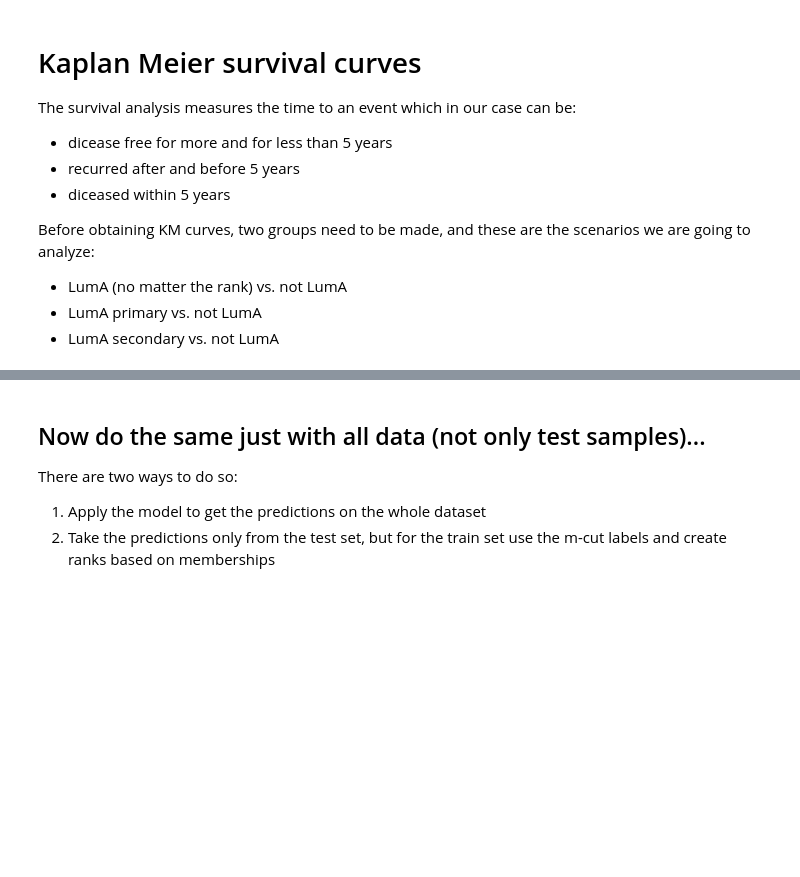
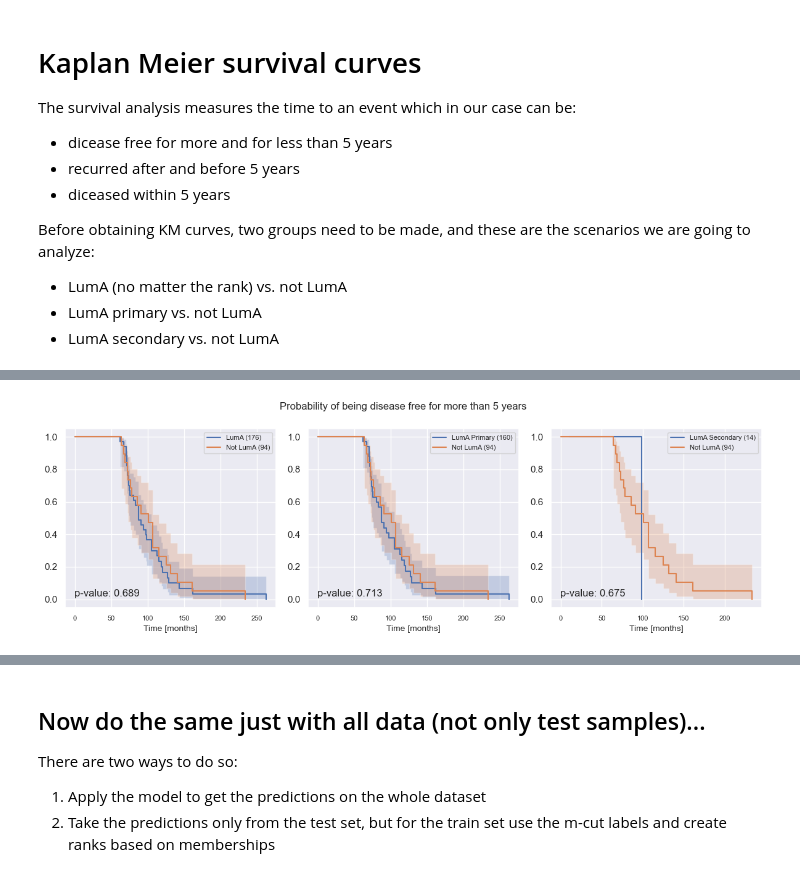
Before and after one commit to ivamilojkovic/ML-GeneExpression-CancerSubtype-Classification, a Jupyter notebook: notebooks/clinical_evaluation.ipynb, the cells around one changed output, grey strips where cells are left out. Saved outputs shown, nothing was run; the diff lists cells and outputs as text; code cells hidden in the pictures; blank space fills up the shorter version.

```diff
--- a/notebooks/clinical_evaluation.ipynb
+++ b/notebooks/clinical_evaluation.ipynb
@@ -459,0 +527,45 @@ group_not_LumA, group_LumA, group_LumA_primary, group_LumA_secondary = create_gr
+# %%
+from sksurv.nonparametric import kaplan_meier_estimator
+from sksurv.compare import compare_survival
+from lifelines.statistics import logrank_test
+from matplotlib.offsetbox import AnchoredText
+
+fig, axes = plt.subplots(nrows=1, ncols=3)
+axes = axes.flatten()
+group_names = ['LumA', 'LumA Primary', 'LumA Secondary']
+
+for i, df_group in enumerate([group_LumA, group_LumA_primary, group_LumA_secondary]):
+
+    e1, t1 = df_group['DISEASE FREE FOR MORE THAN 5 YEARS'].astype('bool'), df_group['DFS_MONTHS']
+    e2, t2 = group_not_LumA['DISEASE FREE FOR MORE THAN 5 YEARS'].astype('bool'), group_not_LumA['DFS_MONTHS']
+
+    time, survival_prob, conf_int = kaplan_meier_estimator(
+        event=e1,
+        time_exit=t1,
+        conf_type='log-log'
+    )
+
+    time_not_LumA, survival_prob_not_LumA, conf_int_not_LumA = kaplan_meier_estimator(
+        event=e2,
+        time_exit=t2,
+        conf_type='log-log'
+    )
+    p_value = logrank_test(t1, t2, e1, e2).p_value
+
+    axes[i].step(time, survival_prob, where='post', label=group_names[i] + ' ({})'.format(e1.shape[0]))
+    axes[i].fill_between(time, conf_int[0], conf_int[1], alpha=0.25, step="post")
+    axes[i].step(time_not_LumA, survival_prob_not_LumA, where='post', label='Not LumA ({})'.format(e2.shape[0]))
+    axes[i].fill_between(time_not_LumA, conf_int_not_LumA[0], conf_int_not_LumA[1], alpha=0.25, step="post")
+
+    axes[i].set_xlabel('Time [months]', fontsize=10)
+    axes[i].legend(loc='best', fontsize=8)
+    axes[i].xaxis.set_tick_params(labelsize=8)
+
+    anchored_text = AnchoredText("p-value: {:0.3}".format(p_value), loc=3, frameon=False)
+    axes[i].add_artist(anchored_text)
+
+fig.suptitle('Probability of being disease free for more than 5 years', fontsize=12)
+
+plt.tight_layout()
+# %% [output]
+[figure, added]
```
Also changed, not shown: parts of 19 cells of this notebook, 12 other files.
